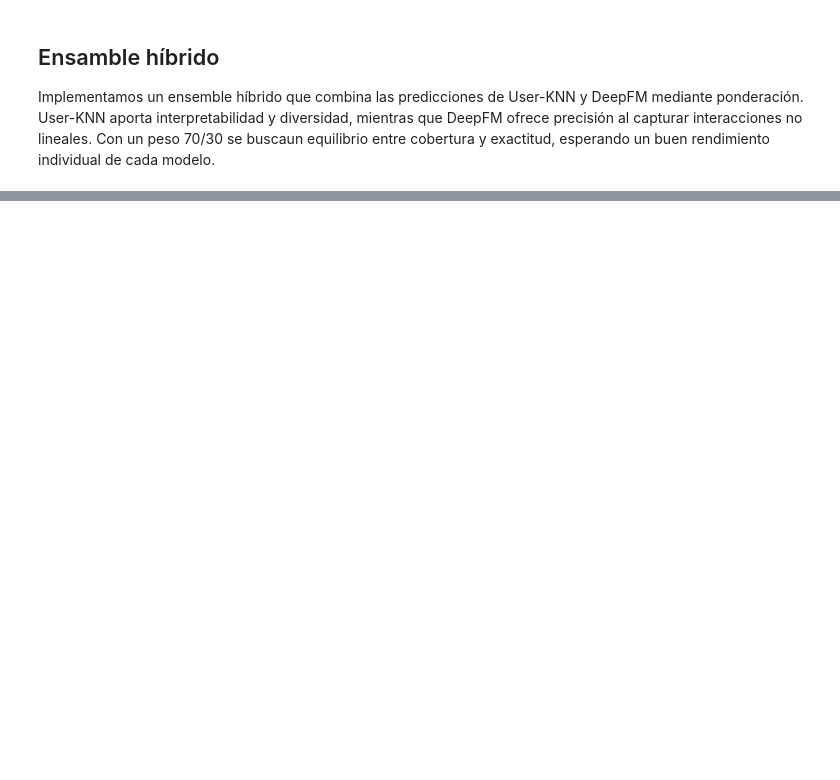
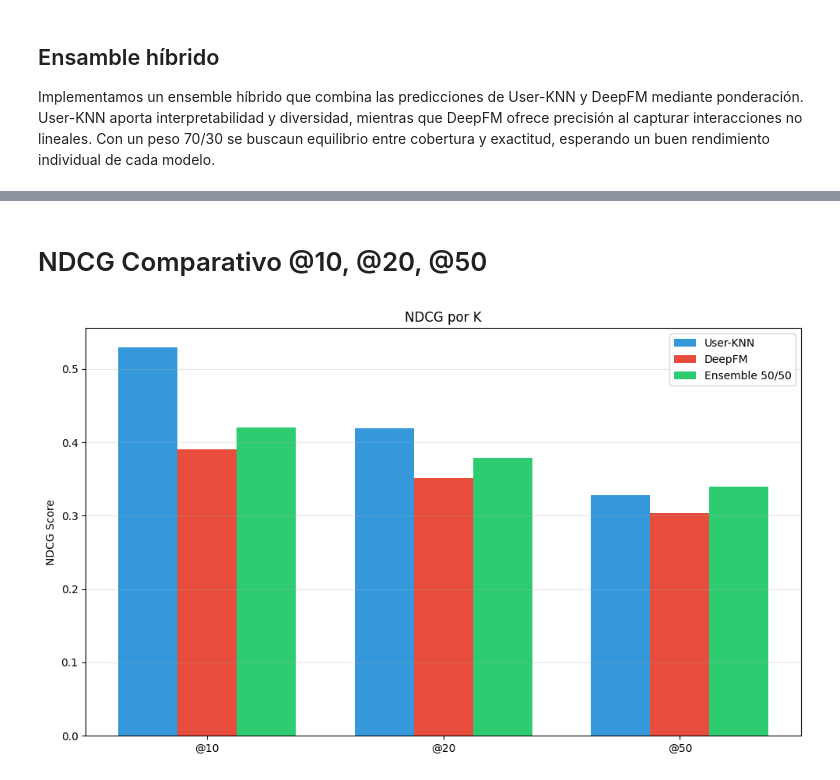
Before and after one commit to joanbrr/proyecto-RecSys-2025, a Jupyter notebook: src/Baselines.ipynb, the cells around one changed output, grey strips where cells are left out. Saved outputs shown, nothing was run; the diff lists cells and outputs as text; code cells hidden in the pictures; blank space fills up the shorter version.

```diff
--- a/src/Baselines.ipynb
+++ b/src/Baselines.ipynb
@@ -463,0 +690,25 @@ F1:
+# %% [markdown]
+# NDCG Comparativo @10, @20, @50
+# %%
+k_vals = [10, 20, 50]
+uknn_ndcg = [0.5291, 0.4193, 0.3279]
+deepfm_ndcg = [results_deepfm['ndcg'][k] for k in k_vals]
+ensemble_ndcg = [best_results['ndcg'][k] for k in k_vals]
+
+x = np.arange(len(k_vals))
+width = 0.25
+
+plt.figure(figsize=(10, 6))
+plt.bar(x - width, uknn_ndcg, width, label='User-KNN', color='#3498db')
+plt.bar(x, deepfm_ndcg, width, label='DeepFM', color='#e74c3c')
+plt.bar(x + width, ensemble_ndcg, width, label='Ensemble 50/50', color='#2ecc71')
+
+plt.ylabel('NDCG Score')
+plt.title('NDCG por K')
+plt.xticks(x, ['@10', '@20', '@50'])
+plt.legend()
+plt.grid(axis='y', alpha=0.3)
+plt.tight_layout()
+plt.show()
+# %% [output]
+[figure, added]
```
Also changed, not shown: parts of 21 cells of this notebook, 1 other file.
